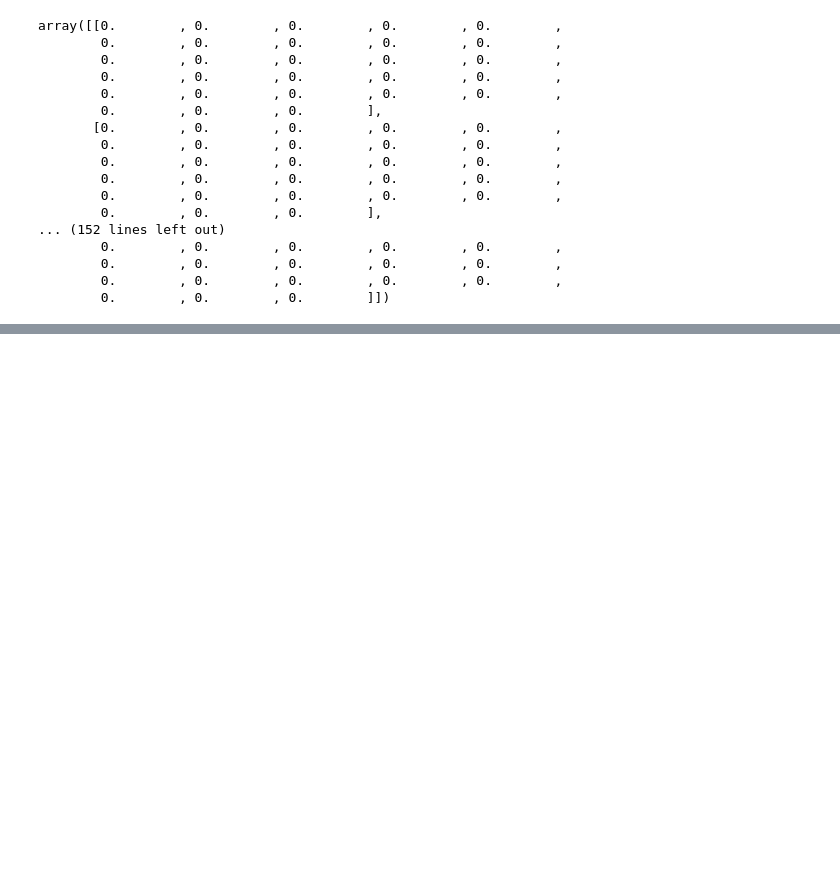
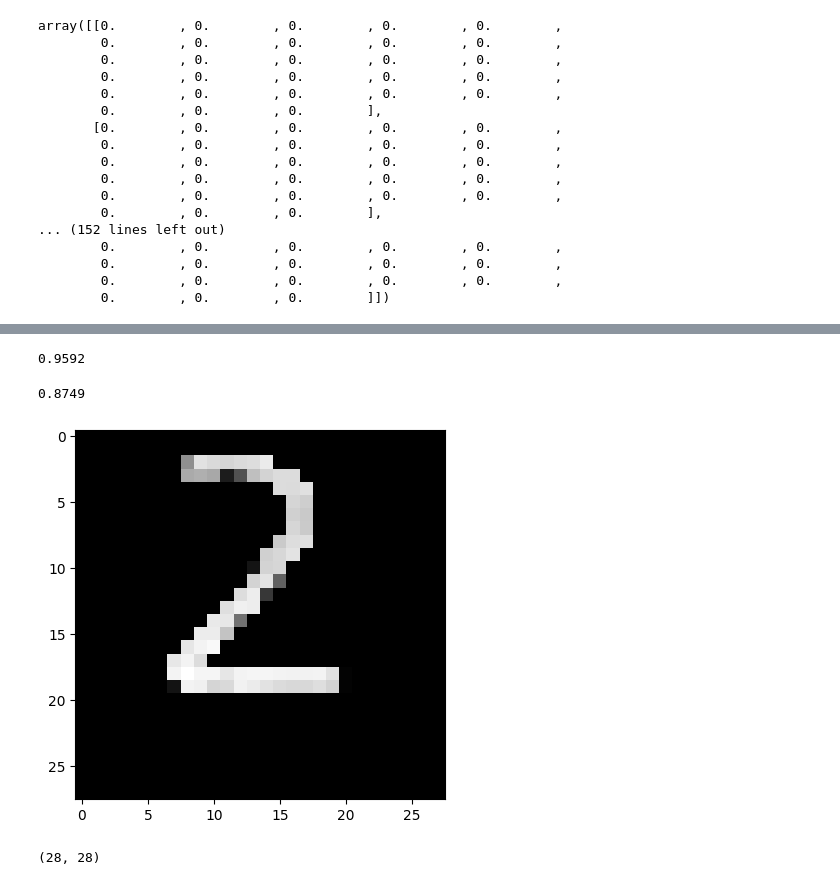
Before and after one commit to hetvi182/MNIST-deep-learning, a Jupyter notebook: 19_mar_MNIST_Hand_Written_Digit_Prediction.ipynb, the cells around one changed output, grey strips where cells are left out. Drawn from its saved outputs; the diff is of its cells as text; code cells hidden in the pictures; blank space fills up the shorter version.

```diff
--- a/19_mar_MNIST_Hand_Written_Digit_Prediction.ipynb
+++ b/19_mar_MNIST_Hand_Written_Digit_Prediction.ipynb
@@ -124,0 +213,25 @@ model2.compile(loss="sparse_categorical_crossentropy",optimizer="adam",metrics=[
+# %%
+ac1 = accuracy_score(ytest,ypred1)
+ac1
+# %% [output]
+0.9592
+# %%
+ac2 = accuracy_score(ytest,ypred2)
+ac2
+# %% [output]
+0.8749
+# %%
+import cv2
+img = cv2.imread("/content/2.png")
+img = cv2.cvtColor(img,cv2.COLOR_BGR2GRAY)
+img = cv2.resize(img,(28,28))
+img - img/255
+img = cv2.bitwise_not(img)
+plt.imshow(img,cmap='gray')
+plt.show()
+# %% [output]
+[figure, added]
+# %%
+print(img.shape)
+# %% [output]
+(28, 28)
```
Also changed, not shown: parts of 13 cells of this notebook.
